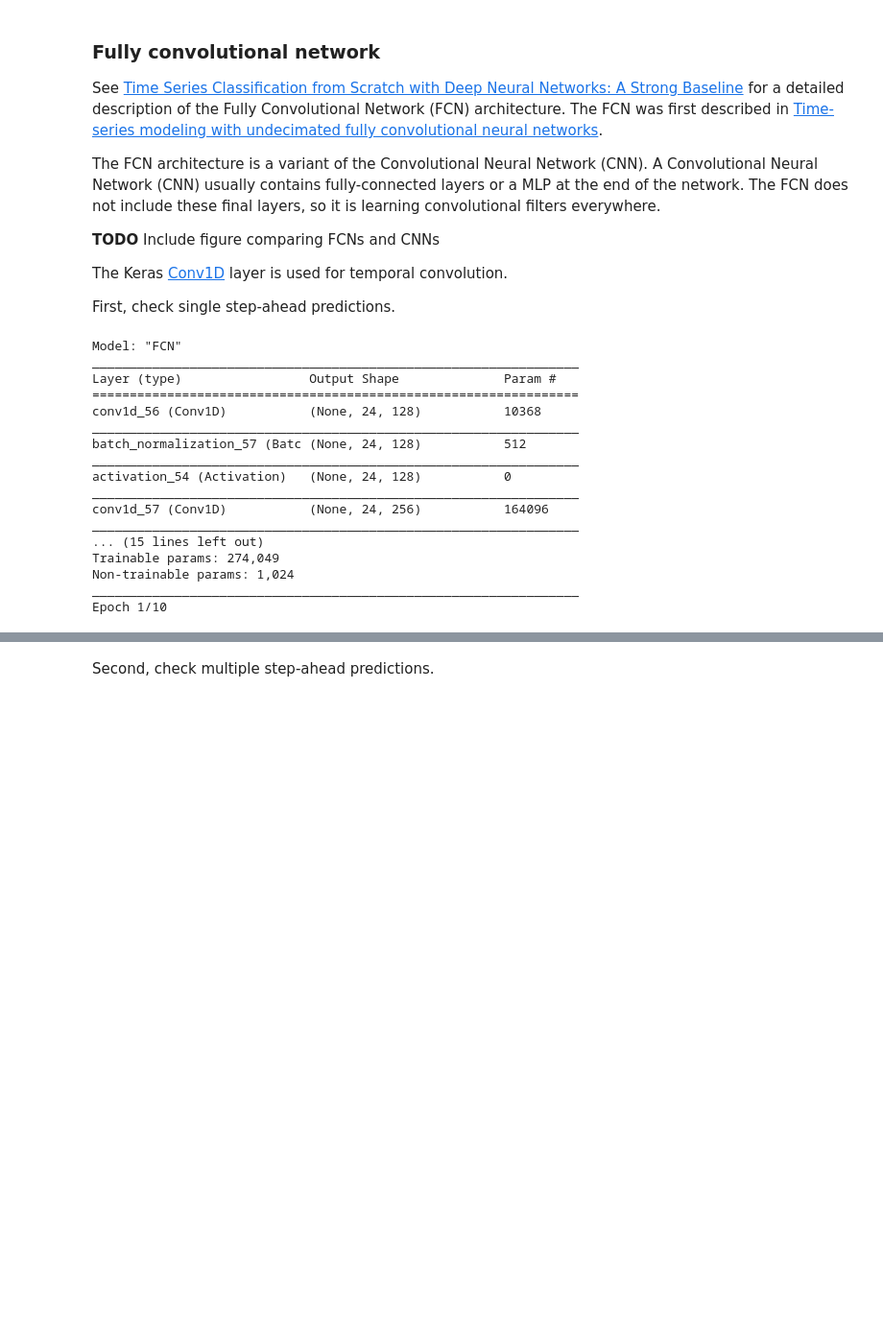
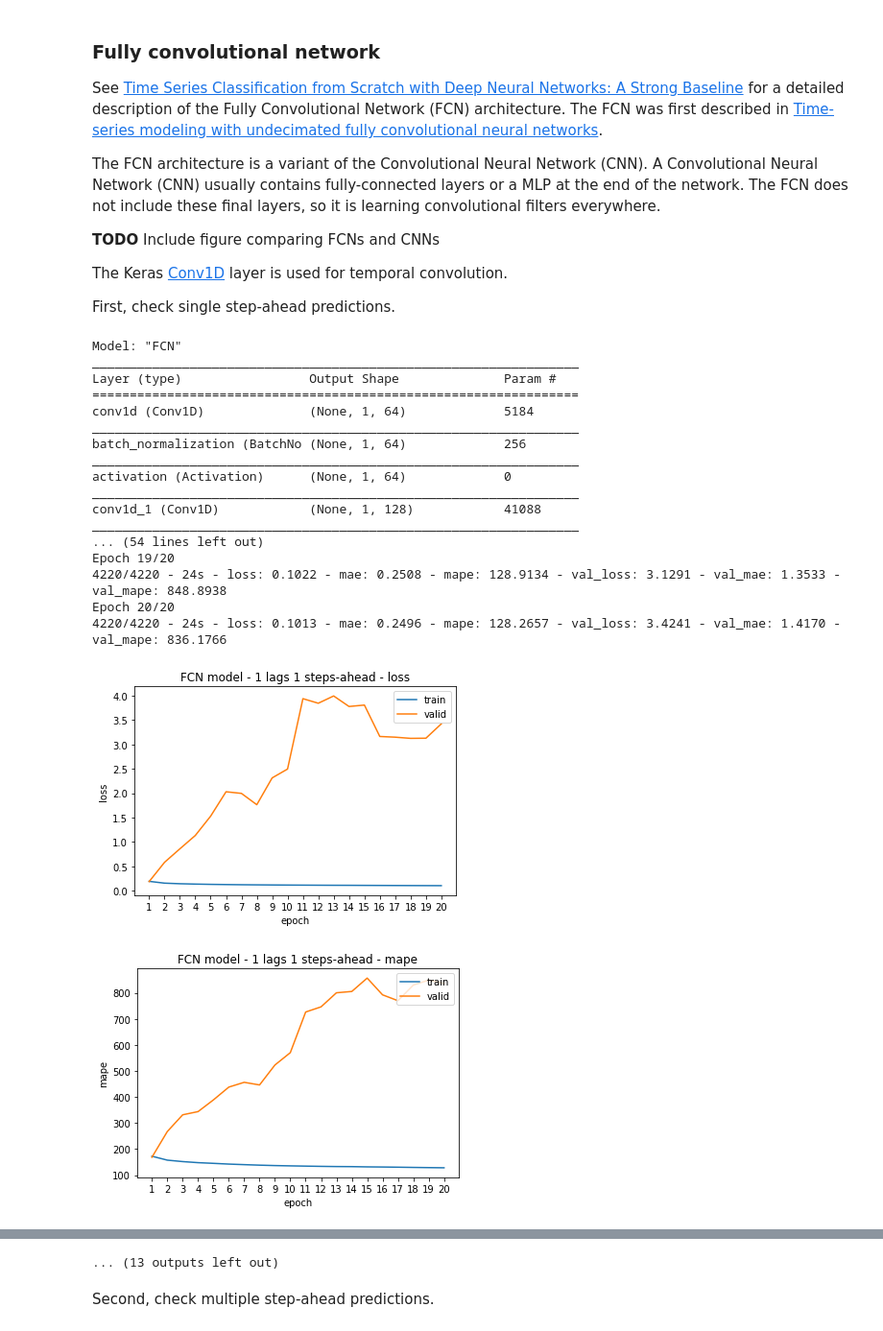
Before and after one commit to makeyourownmaker/CambridgeTemperatureModel, a Jupyter notebook: notebooks/keras_mlp_fcn_resnet_time_series.ipynb, the cells around one changed output, grey strips where cells are left out. Shown at 96% size. Drawn from its saved outputs; the diff is of its cells as text; code cells hidden in the pictures; blank space fills up the shorter version.

```diff
--- a/notebooks/keras_mlp_fcn_resnet_time_series.ipynb
+++ b/notebooks/keras_mlp_fcn_resnet_time_series.ipynb
@@ -706,49 +799,56 @@ def build_fcn_model(name, data):
 
     fcn.add(Conv1D(filters = 128, kernel_size = 5, padding = 'same'))
     fcn.add(BatchNormalization())
     fcn.add(Activation(activation = 'relu'))
 
     fcn.add(Conv1D(filters = 64, kernel_size = 3, padding = 'same'))
     fcn.add(BatchNormalization())
     fcn.add(Activation(activation = 'relu'))
 
     fcn.add(GlobalAveragePooling1D())
     fcn.add(Dense(1))
 
     return fcn
 
 
 lags = 24
 ds_train_24l_1s, ds_valid_24l_1s, ds_test_24l_1s = make_datasets(train_df, valid_df, test_df,
                                                                  lags = lags, shuffle = True, bs = 16)
 
 name = 'FCN'
+fcn_1l_1s   = build_fcn_model(name, ds_train_1l_1s)
+h_fcn_1l_1s = run_model(fcn_1l_1s, ds_train_1l_1s, ds_valid_1l_1s, optimizer = 'adadelta', epochs = 20)
+fcn_4l_1s   = build_fcn_model(name, ds_train_4l_1s)
+h_fcn_4l_1s = run_model(fcn_4l_1s, ds_train_4l_1s, ds_valid_4l_1s, optimizer = 'adadelta', epochs = 20)
+fcn_8l_1s   = build_fcn_model(name, ds_train_8l_1s)
+h_fcn_8l_1s = run_model(fcn_8l_1s, ds_train_8l_1s, ds_valid_8l_1s, optimizer = 'adadelta', epochs = 20)
+fcn_16l_1s   = build_fcn_model(name, ds_train_16l_1s)
+h_fcn_16l_1s = run_model(fcn_16l_1s, ds_train_16l_1s, ds_valid_16l_1s, optimizer = 'adadelta', epochs = 20)
 fcn_24l_1s   = build_fcn_model(name, ds_train_24l_1s)
-h_fcn_24l_1s = run_model(fcn_24l_1s, ds_train_24l_1s, ds_valid_24l_1s, epochs = 10)
-
-# fcn_16l_1s   = build_fcn_model(name, ds_train_16l_1s)
-# h_fcn_16l_1s = run_model(fcn_16l_1s, ds_train_16l_1s, ds_valid_16l_1s, epochs = 10)
-
-# fcn_4l_1s   = build_fcn_model(name, ds_train_4l_1s)
-# h_fcn_4l_1s = run_model(fcn_4l_1s, ds_train_4l_1s, ds_valid_4l_1s, epochs = 10)
-
-# fcn_1l_1s   = build_fcn_model(name, ds_train_1l_1s)
-# h_fcn_1l_1s = run_model(fcn_1l_1s, ds_train_1l_1s, ds_valid_1l_1s, epochs = 10)
+h_fcn_24l_1s = run_model(fcn_24l_1s, ds_train_24l_1s, ds_valid_24l_1s, optimizer = 'adadelta', epochs = 20)
+fcn_32l_1s   = build_fcn_model(name, ds_train_32l_1s)
+h_fcn_32l_1s = run_model(fcn_32l_1s, ds_train_32l_1s, ds_valid_32l_1s, optimizer = 'adadelta', epochs = 20)
+fcn_40l_1s   = build_fcn_model(name, ds_train_40l_1s)
+h_fcn_40l_1s = run_model(fcn_40l_1s, ds_train_40l_1s, ds_valid_40l_1s, optimizer = 'adadelta', epochs = 20)
+fcn_48l_1s   = build_fcn_model(name, ds_train_48l_1s)
+h_fcn_48l_1s = run_model(fcn_48l_1s, ds_train_48l_1s, ds_valid_48l_1s, optimizer = 'adadelta', epochs = 20)
 # %% [output]
 Model: "FCN"
 _________________________________________________________________
 Layer (type)                 Output Shape              Param #
 =================================================================
-conv1d_56 (Conv1D)           (None, 24, 128)           10368
+conv1d (Conv1D)              (None, 1, 64)             5184
 _________________________________________________________________
-batch_normalization_57 (Batc (None, 24, 128)           512
+batch_normalization (BatchNo (None, 1, 64)             256
 _________________________________________________________________
-activation_54 (Activation)   (None, 24, 128)           0
+activation (Activation)      (None, 1, 64)             0
 _________________________________________________________________
-conv1d_57 (Conv1D)           (None, 24, 256)           164096
+conv1d_1 (Conv1D)            (None, 1, 128)            41088
 _________________________________________________________________
-... (15 lines left out)
-Trainable params: 274,049
-Non-trainable params: 1,024
-_________________________________________________________________
-Epoch 1/10
+... (54 lines left out)
+Epoch 19/20
+4220/4220 - 24s - loss: 0.1022 - mae: 0.2508 - mape: 128.9134 - val_loss: 3.1291 - val_mae: 1.3533 - val_mape: 848.8938
+Epoch 20/20
+4220/4220 - 24s - loss: 0.1013 - mae: 0.2496 - mape: 128.2657 - val_loss: 3.4241 - val_mae: 1.4170 - val_mape: 836.1766
+[figure, added]
+[figure, added]
@@ -756,3 +912,4 @@ KeyboardInterrupt:
+... (13 outputs left out)
 # %% [markdown]
 Second, check multiple step-ahead predictions.
 # %%
```
Also changed, not shown: parts of 9 cells of this notebook.
